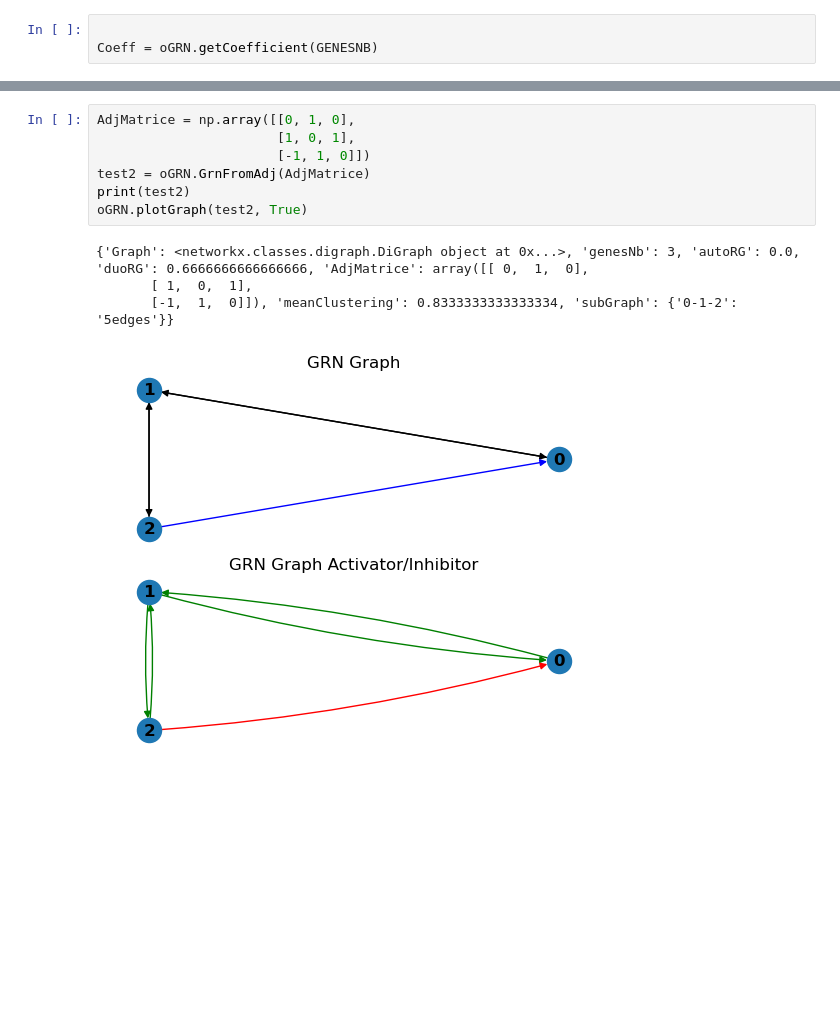
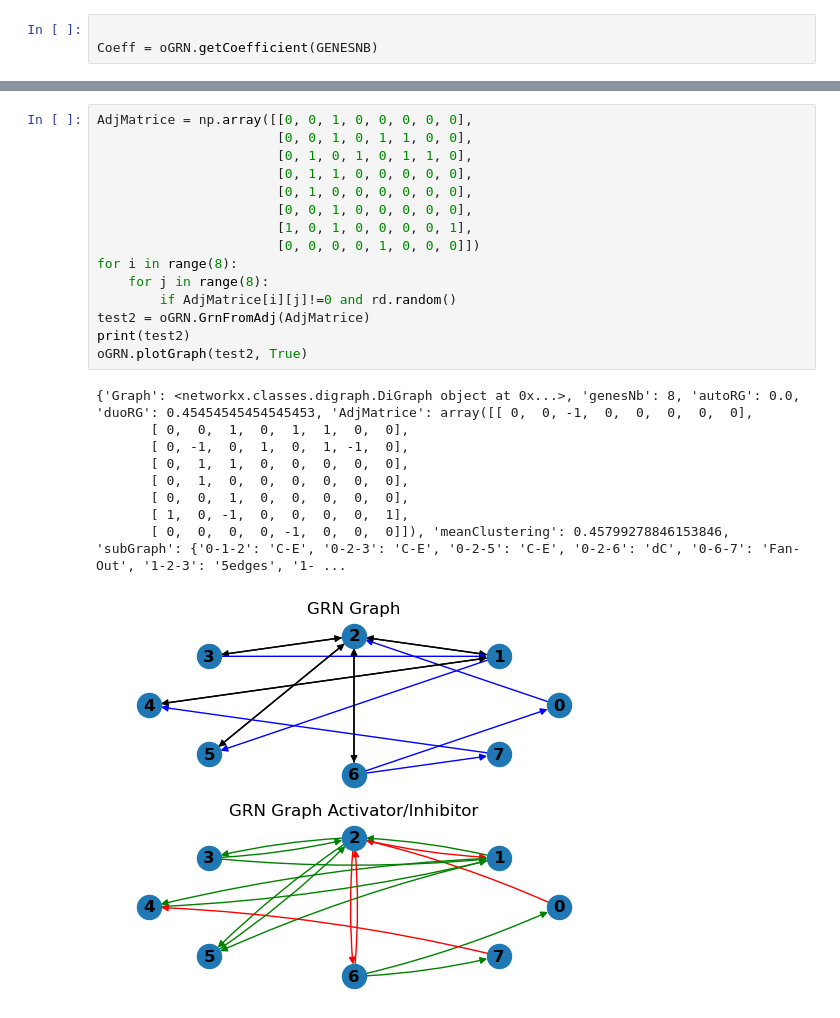
Before and after one commit to castlechild/GRNSimulation, a Jupyter notebook: exemple.ipynb, the cells around one changed output, grey strips where cells are left out. Saved outputs shown, nothing was run; the diff lists cells and outputs as text; blank space fills up the shorter version.

```diff
--- a/exemple.ipynb
+++ b/exemple.ipynb
@@ -26,12 +27,25 @@ oGRN.plotSim(test,"test.png")
-# %%
-AdjMatrice = np.array([[0, 1, 0],
-                       [1, 0, 1],
-                       [-1, 1, 0]])
-test2 = oGRN.GrnFromAdj(AdjMatrice)
-print(test2)
-oGRN.plotGraph(test2, True)
-# %% [output]
-{'Graph': <networkx.classes.digraph.DiGraph object at 0x...>, 'genesNb': 3, 'autoRG': 0.0, 'duoRG': 0.6666666666666666, 'AdjMatrice': array([[ 0,  1,  0],
-       [ 1,  0,  1],
-       [-1,  1,  0]]), 'meanClustering': 0.8333333333333334, 'subGraph': {'0-1-2': '5edges'}}
-[figure, removed]
+# %%
+AdjMatrice = np.array([[0, 0, 1, 0, 0, 0, 0, 0],
+                       [0, 0, 1, 0, 1, 1, 0, 0],
+                       [0, 1, 0, 1, 0, 1, 1, 0],
+                       [0, 1, 1, 0, 0, 0, 0, 0],
+                       [0, 1, 0, 0, 0, 0, 0, 0],
+                       [0, 0, 1, 0, 0, 0, 0, 0],
+                       [1, 0, 1, 0, 0, 0, 0, 1],
+                       [0, 0, 0, 0, 1, 0, 0, 0]])
+for i in range(8):
+    for j in range(8):
+        if AdjMatrice[i][j]!=0 and rd.random()
+test2 = oGRN.GrnFromAdj(AdjMatrice)
+print(test2)
+oGRN.plotGraph(test2, True)
+# %% [output]
+{'Graph': <networkx.classes.digraph.DiGraph object at 0x...>, 'genesNb': 8, 'autoRG': 0.0, 'duoRG': 0.45454545454545453, 'AdjMatrice': array([[ 0,  0, -1,  0,  0,  0,  0,  0],
+       [ 0,  0,  1,  0,  1,  1,  0,  0],
+       [ 0, -1,  0,  1,  0,  1, -1,  0],
+       [ 0,  1,  1,  0,  0,  0,  0,  0],
+       [ 0,  1,  0,  0,  0,  0,  0,  0],
+       [ 0,  0,  1,  0,  0,  0,  0,  0],
+       [ 1,  0, -1,  0,  0,  0,  0,  1],
+       [ 0,  0,  0,  0, -1,  0,  0,  0]]), 'meanClustering': 0.45799278846153846, 'subGraph': {'0-1-2': 'C-E', '0-2-3': 'C-E', '0-2-5': 'C-E', '0-2-6': 'dC', '0-6-7': 'Fan-Out', '1-2-3': '5edges', '1- ...
+[figure, added]
```
Also changed, not shown: parts of 5 cells of this notebook, 7 other files.
